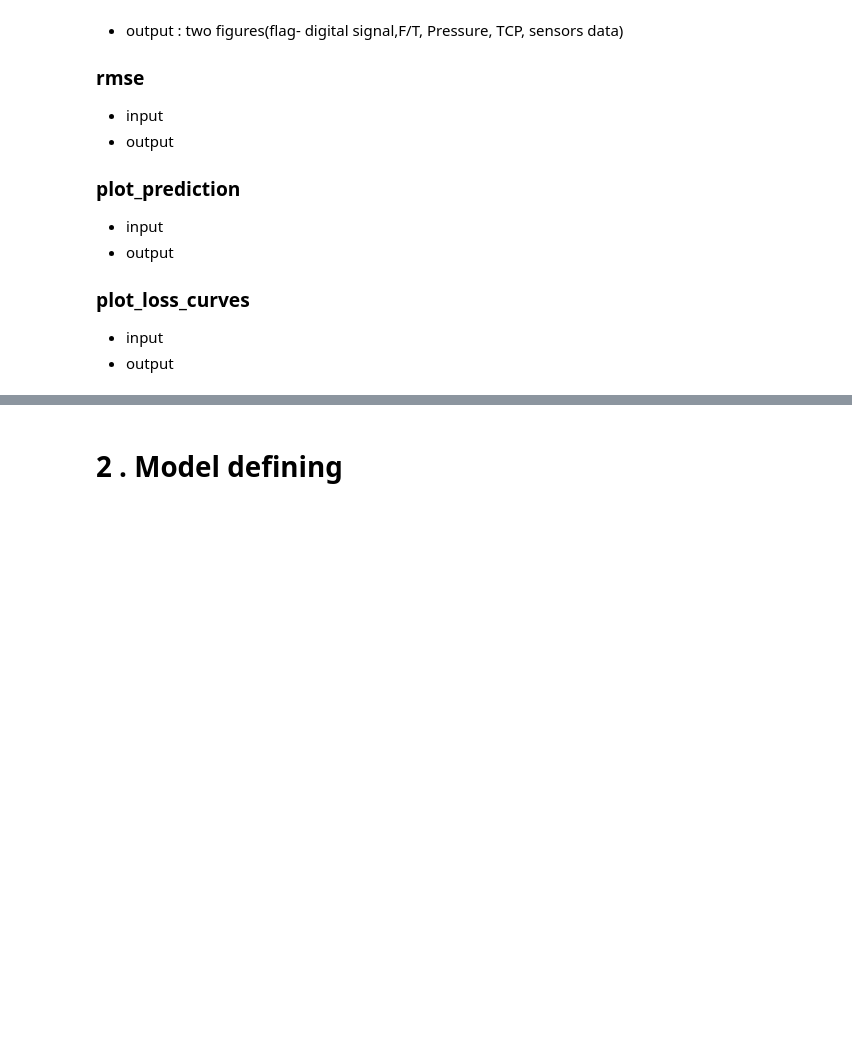
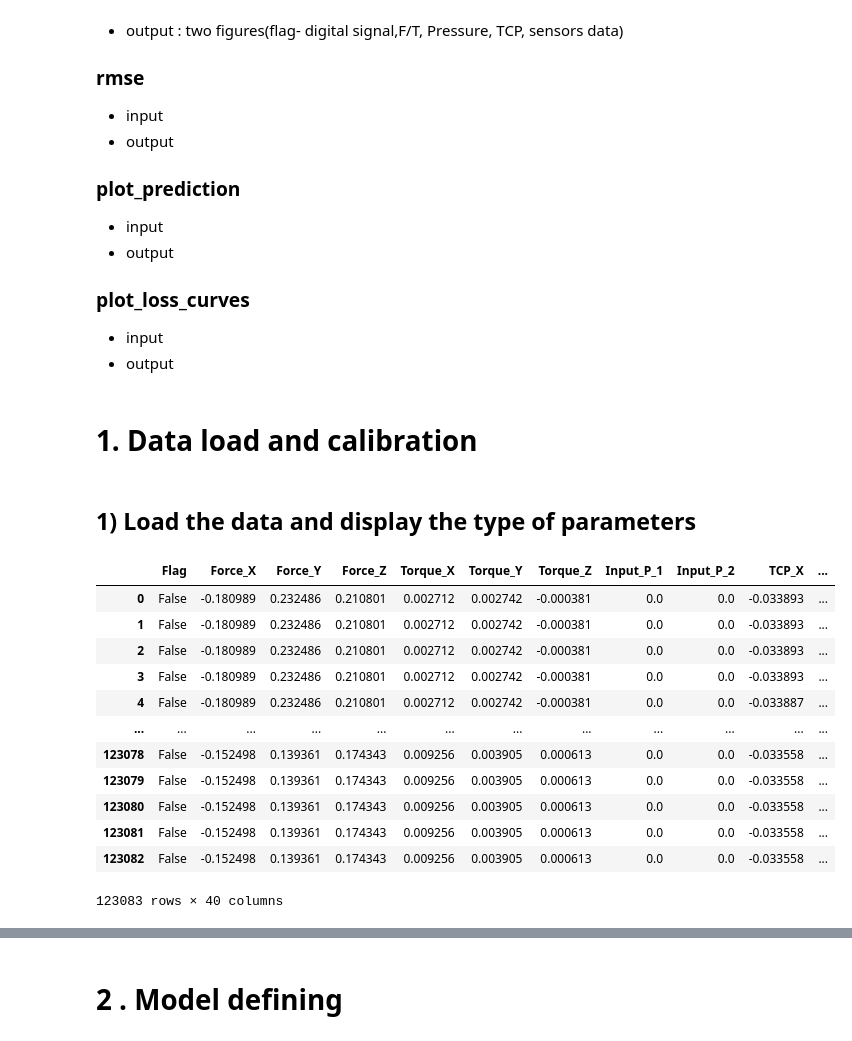
Before and after one commit to hunissweet/Soft_finger_training, a Jupyter notebook: 2.Learning.ipynb, the cells around one changed output, grey strips where cells are left out. Drawn from its saved outputs; the diff is of its cells as text; code cells hidden in the pictures; blank space fills up the shorter version.

Commit message:
modified the loading data part

```diff
--- a/2.Learning.ipynb
+++ b/2.Learning.ipynb
@@ -47,3 +47,57 @@ from datetime import datetime
 ### plot_loss_curves
 * input
 * output
+# %% [markdown]
+# 1. Data load and calibration
+# %% [markdown]
+## 1) Load the data and display the type of parameters
+# %%
+pickle_file_path = "./pickle/example/cir.pkl"
+
+# Open and load the pickle file
+with open(pickle_file_path, 'rb') as file:
+    data = pickle.load(file)
+
+column_names = data.columns.tolist()
+data_param_type=column_names[38:]
+data
+TCP_col= pd.Index(['TCP_X','TCP_Y','TCP_Z'])
+For_col = pd.Index(['Force_X','Force_Y','Force_Z'])
+right_finger_pressure = pd.Index([ 'Sensor_P_1_1','Sensor_P_1_2',
+                                      'Sensor_P_1_3','Sensor_P_1_4',
+                                      'Sensor_P_1_5','Sensor_P_1_6',
+                                      'Sensor_P_1_7','Sensor_P_1_8',
+                                      'Sensor_P_1_9','Sensor_P_1_10',
+                                      'Sensor_P_1_11','Sensor_P_1_12'])
+right_finger_strain = pd.Index([ 'Sensor_S_1' ])
+right_finger_sensor=right_finger_pressure.append(right_finger_strain)
+left_finger_pressure = pd.Index([ 'Sensor_P_2_1','Sensor_P_2_2',
+                         'Sensor_P_2_3','Sensor_P_2_4',
+                         'Sensor_P_2_5','Sensor_P_2_6',
+                          'Sensor_P_2_7','Sensor_P_2_8',
+                           'Sensor_P_2_9','Sensor_P_2_10',
+                           'Sensor_P_2_11','Sensor_P_2_12'])
+
+left_finger_strain = pd.Index([ 'Sensor_S_2' ])
+
+left_finger_sensor=left_finger_pressure.append(left_finger_strain)
+
+
+Cal_list_col=[For_col,TCP_col]
+Sensor_Cal_list_col=[right_finger_sensor,left_finger_sensor]
+Columns= data.columns.tolist()
+data
+# %% [output]
+|  | Flag | Force_X | Force_Y | Force_Z | Torque_X | Torque_Y | Torque_Z | Input_P_1 | Input_P_2 | TCP_X | ... |
+| 0 | False | -0.180989 | 0.232486 | 0.210801 | 0.002712 | 0.002742 | -0.000381 | 0.0 | 0.0 | -0.033893 | ... |
+| 1 | False | -0.180989 | 0.232486 | 0.210801 | 0.002712 | 0.002742 | -0.000381 | 0.0 | 0.0 | -0.033893 | ... |
+| 2 | False | -0.180989 | 0.232486 | 0.210801 | 0.002712 | 0.002742 | -0.000381 | 0.0 | 0.0 | -0.033893 | ... |
+| 3 | False | -0.180989 | 0.232486 | 0.210801 | 0.002712 | 0.002742 | -0.000381 | 0.0 | 0.0 | -0.033893 | ... |
+| 4 | False | -0.180989 | 0.232486 | 0.210801 | 0.002712 | 0.002742 | -0.000381 | 0.0 | 0.0 | -0.033887 | ... |
+| ... | ... | ... | ... | ... | ... | ... | ... | ... | ... | ... | ... |
+| 123078 | False | -0.152498 | 0.139361 | 0.174343 | 0.009256 | 0.003905 | 0.000613 | 0.0 | 0.0 | -0.033558 | ... |
+| 123079 | False | -0.152498 | 0.139361 | 0.174343 | 0.009256 | 0.003905 | 0.000613 | 0.0 | 0.0 | -0.033558 | ... |
+| 123080 | False | -0.152498 | 0.139361 | 0.174343 | 0.009256 | 0.003905 | 0.000613 | 0.0 | 0.0 | -0.033558 | ... |
+| 123081 | False | -0.152498 | 0.139361 | 0.174343 | 0.009256 | 0.003905 | 0.000613 | 0.0 | 0.0 | -0.033558 | ... |
+| 123082 | False | -0.152498 | 0.139361 | 0.174343 | 0.009256 | 0.003905 | 0.000613 | 0.0 | 0.0 | -0.033558 | ... |
+123083 rows × 40 columns
```
Also changed, not shown: parts of 26 cells of this notebook, 3 other files.
